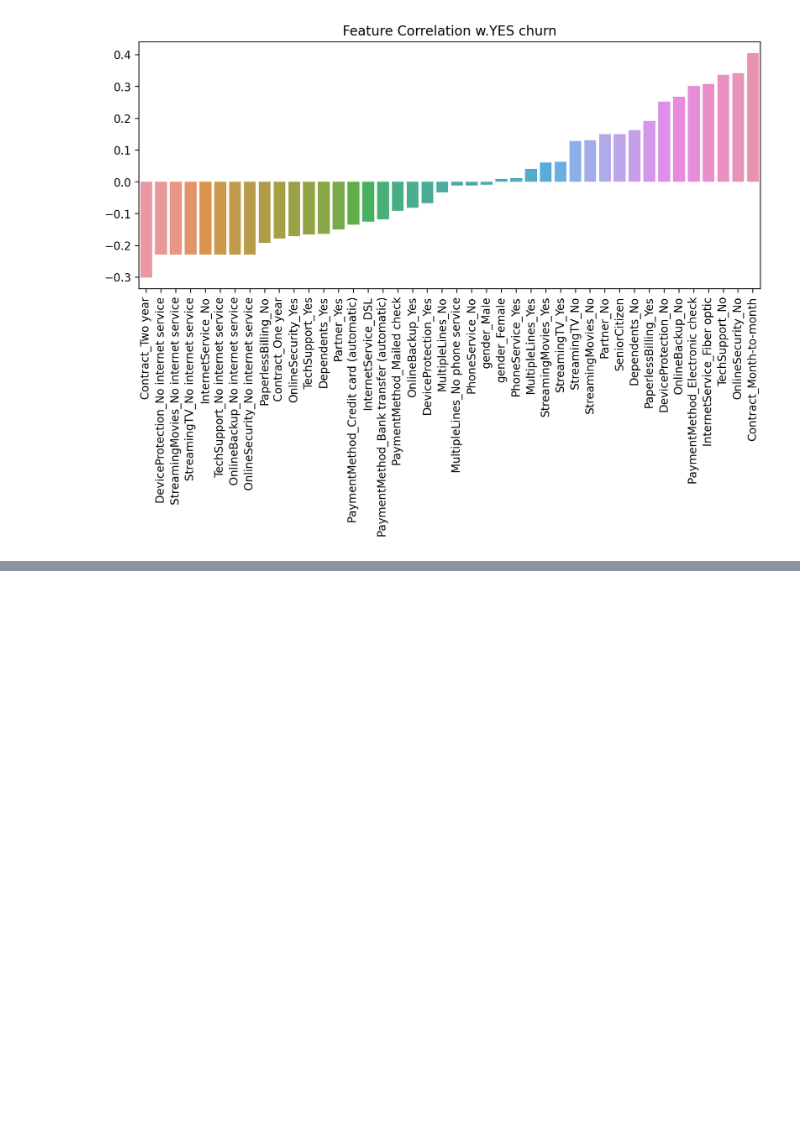
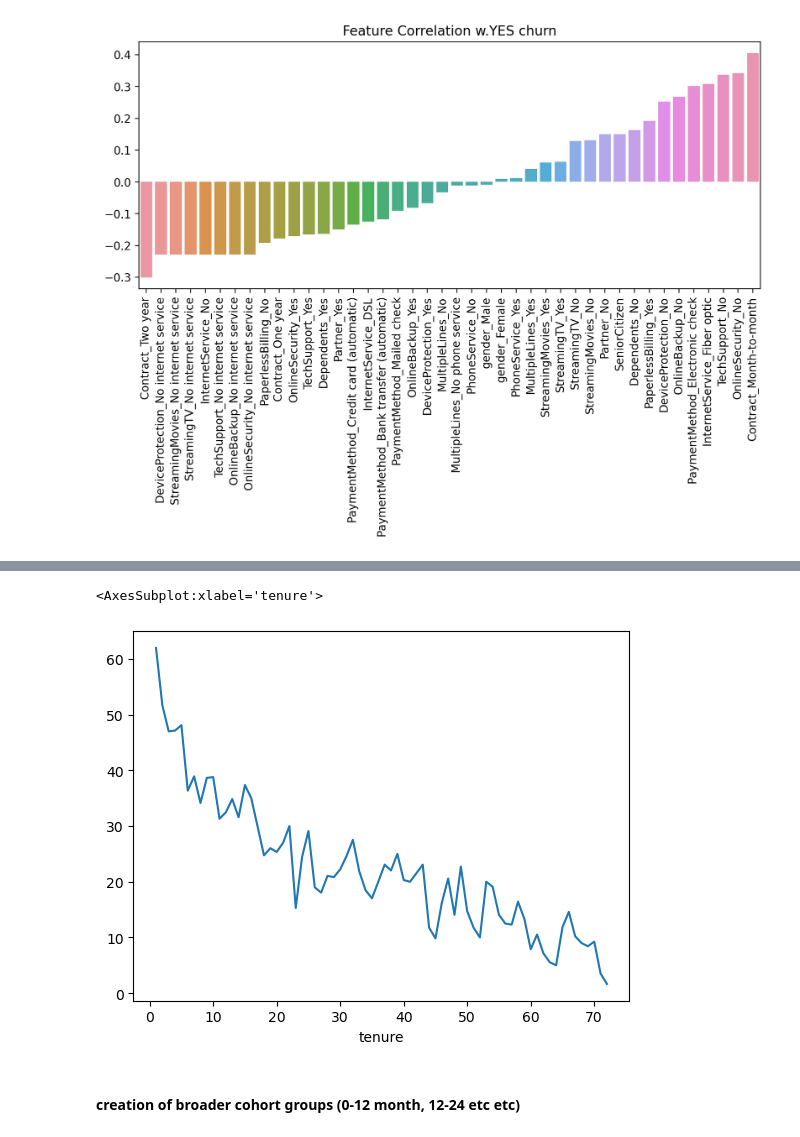
Before and after one commit to NadeemDin/ML-Projects, a Jupyter notebook: TeleCom Churn data model.ipynb, the cells around one changed output, grey strips where cells are left out. Saved outputs shown, nothing was run; the diff lists cells and outputs as text; code cells hidden in the pictures; blank space fills up the shorter version.

```diff
--- a/TeleCom Churn data model.ipynb
+++ b/TeleCom Churn data model.ipynb
@@ -151,0 +232,14 @@ plt.xticks(rotation=90);
+# %%
+yes_churn = df.groupby(['Churn','tenure']).count().transpose()['Yes']
+# %%
+no_churn = df.groupby(['Churn','tenure']).count().transpose()['No']
+# %%
+#churn rate
+
+churn_rate = 100*yes_churn/ (no_churn+yes_churn)
+churn_rate.transpose()['customerID'].plot()
+# %% [output]
+<AxesSubplot:xlabel='tenure'>
+[figure, added]
+# %% [markdown]
+#### creation of broader cohort groups (0-12 month, 12-24 etc etc)
```
Also changed, not shown: parts of 20 cells of this notebook.
